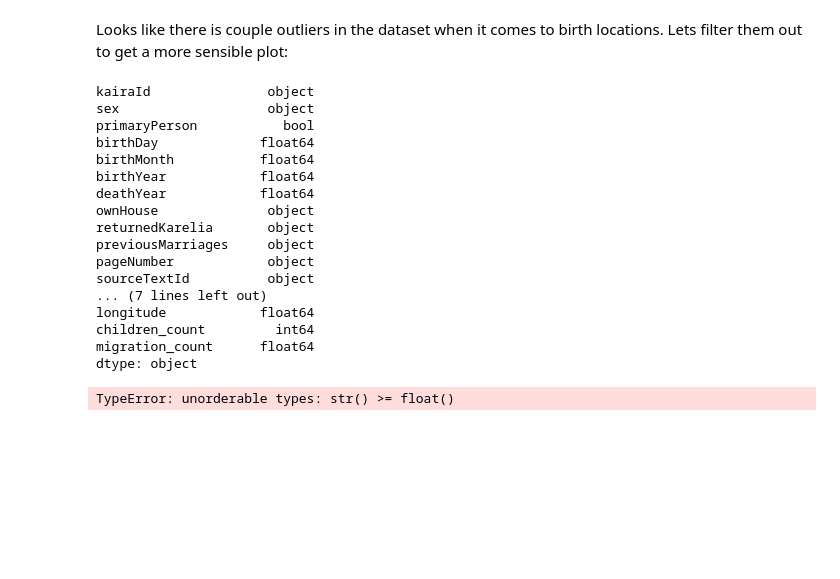
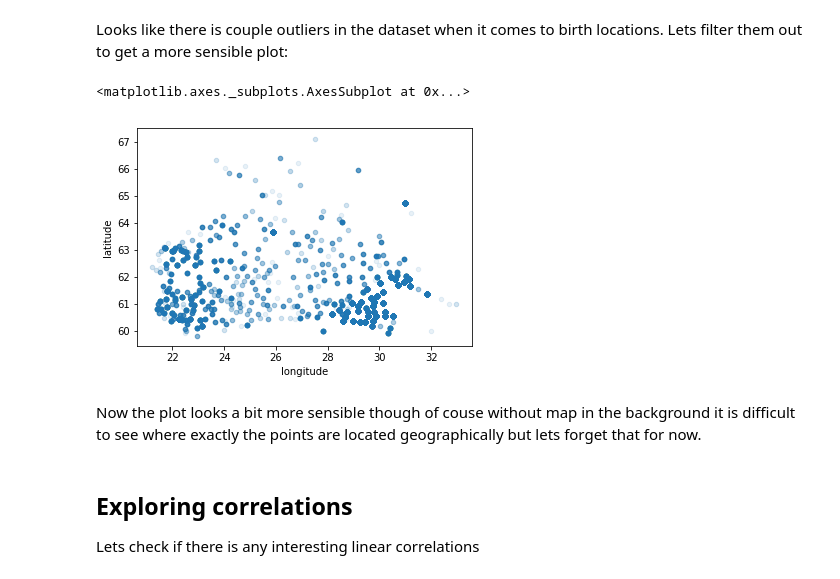
Before and after one commit to Tumetsu/hands-on-machine-learning-exercises, a Jupyter notebook: karelia.ipynb, the cells around one changed output. Drawn from its saved outputs; the diff is of its cells as text; code cells hidden in the pictures; blank space fills up the shorter version.

```diff
--- a/karelia.ipynb
+++ b/karelia.ipynb
@@ -113,29 +113,16 @@ karelia.plot(kind='scatter', x='longitude', y='latitude', alpha=0.1)
 # %% [markdown]
 Looks like there is couple outliers in the dataset when it comes to birth locations. Lets filter them out to get a more sensible plot:
 # %%
-print(karelia.dtypes)
-
-karelia = karelia.clip(None, upper=50.0, axis='longitude')
-
+mask = (karelia.longitude <= 50.0)
+karelia = karelia[mask]
 
 %matplotlib inline
 karelia.plot(kind='scatter', x='longitude', y='latitude', alpha=0.1)
 # %% [output]
-kairaId               object
-sex                   object
-primaryPerson           bool
-birthDay             float64
-birthMonth           float64
-birthYear            float64
-deathYear            float64
-ownHouse              object
-returnedKarelia       object
-previousMarriages     object
-pageNumber            object
-sourceTextId          object
-... (7 lines left out)
-longitude            float64
-children_count         int64
-migration_count      float64
-dtype: object
+<matplotlib.axes._subplots.AxesSubplot at 0x...>
-TypeError: unorderable types: str() >= float()
+[figure, added]
+# %% [markdown]
+Now the plot looks a bit more sensible though of couse without map in the background it is difficult to see where exactly the points are located geographically but lets forget that for now.
+# %% [markdown]
+## Exploring correlations
+Lets check if there is any interesting linear correlations
```
Also changed, not shown: parts of 4 cells of this notebook.
